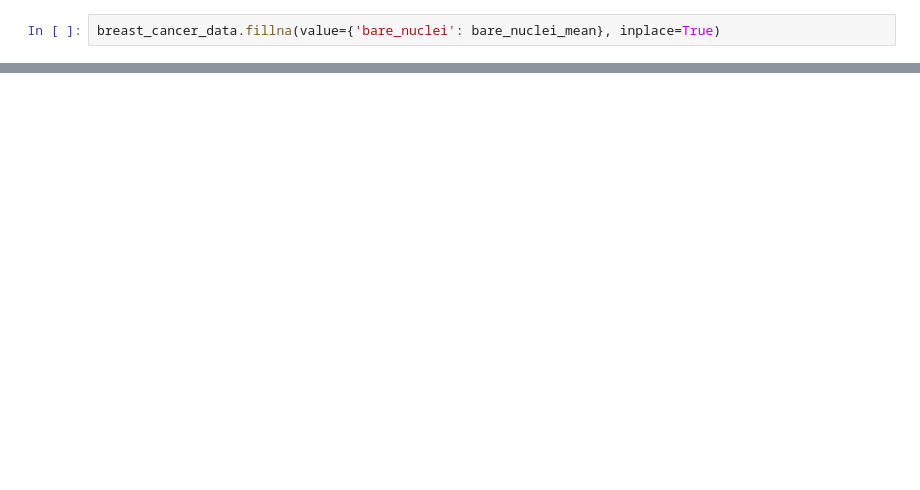
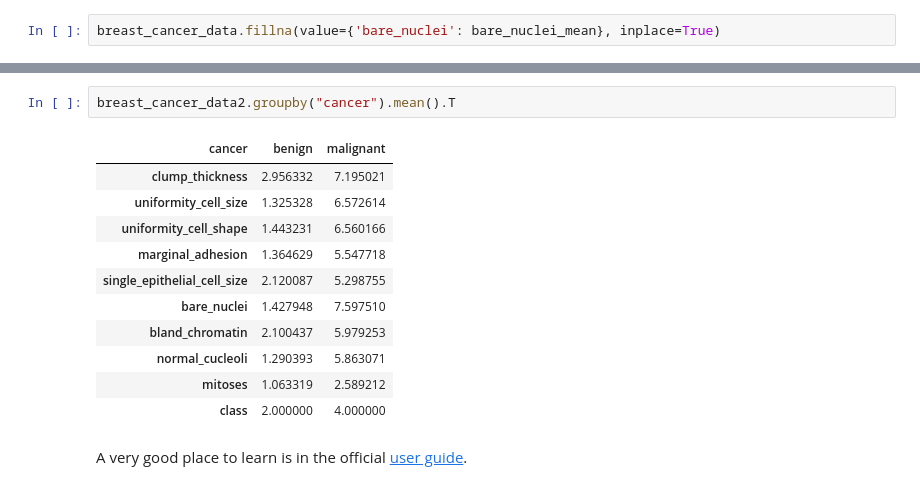
Before and after one commit to aoguedao/gmu-casbbi-nrt, a Jupyter notebook: docs/data_analysis.ipynb, the cells around one changed output, grey strips where cells are left out. Drawn from its saved outputs; the diff is of its cells as text; blank space fills up the shorter version.

```diff
--- a/docs/data_analysis.ipynb
+++ b/docs/data_analysis.ipynb
@@ -410,0 +799,16 @@ breast_cancer_data = breast_cancer_data.fillna(value={'bare_nuclei': bare_nuclei
+# %%
+breast_cancer_data2.groupby("cancer").mean().T
+# %% [output]
+| cancer | benign | malignant |
+| clump_thickness | 2.956332 | 7.195021 |
+| uniformity_cell_size | 1.325328 | 6.572614 |
+| uniformity_cell_shape | 1.443231 | 6.560166 |
+| marginal_adhesion | 1.364629 | 5.547718 |
+| single_epithelial_cell_size | 2.120087 | 5.298755 |
+| bare_nuclei | 1.427948 | 7.597510 |
+| bland_chromatin | 2.100437 | 5.979253 |
+| normal_cucleoli | 1.290393 | 5.863071 |
+| mitoses | 1.063319 | 2.589212 |
+| class | 2.000000 | 4.000000 |
+# %% [markdown]
+A very good place to learn is in the official [user guide](https://pandas.pydata.org/pandas-docs/stable/user_guide/index.html).
```
Also changed, not shown: parts of 67 cells of this notebook, 1 other file.
